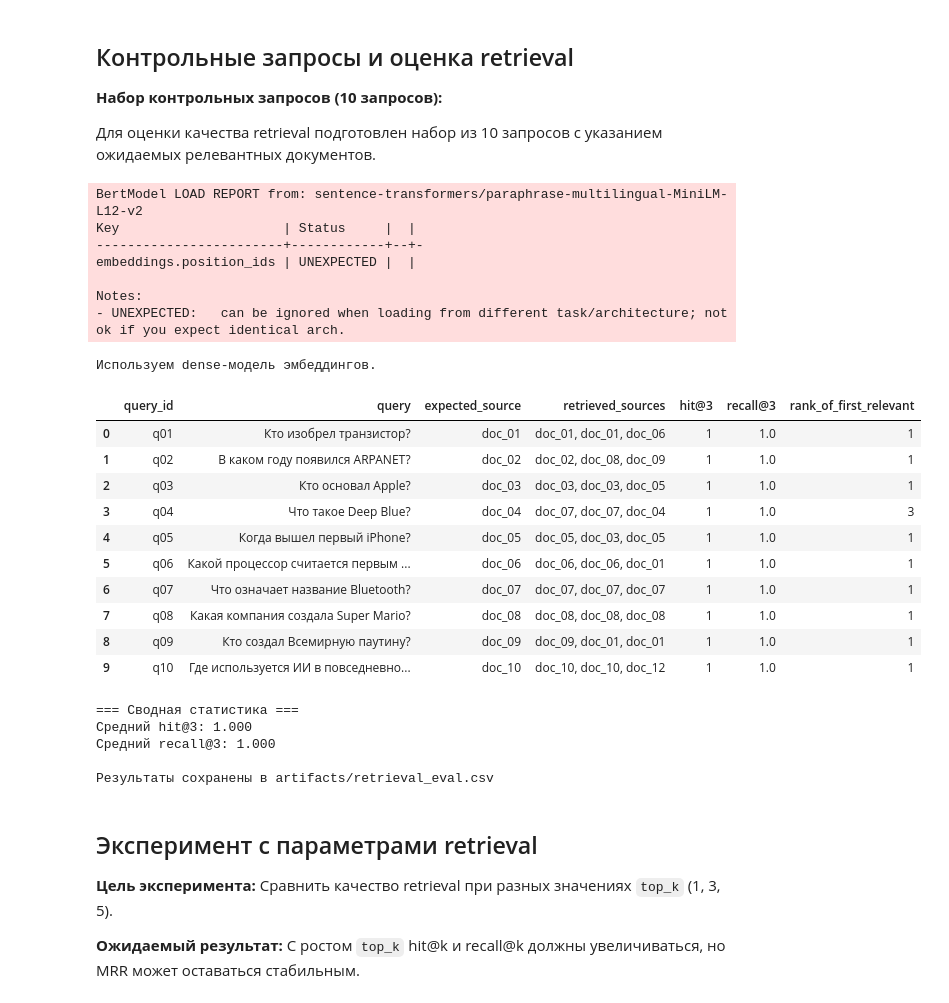
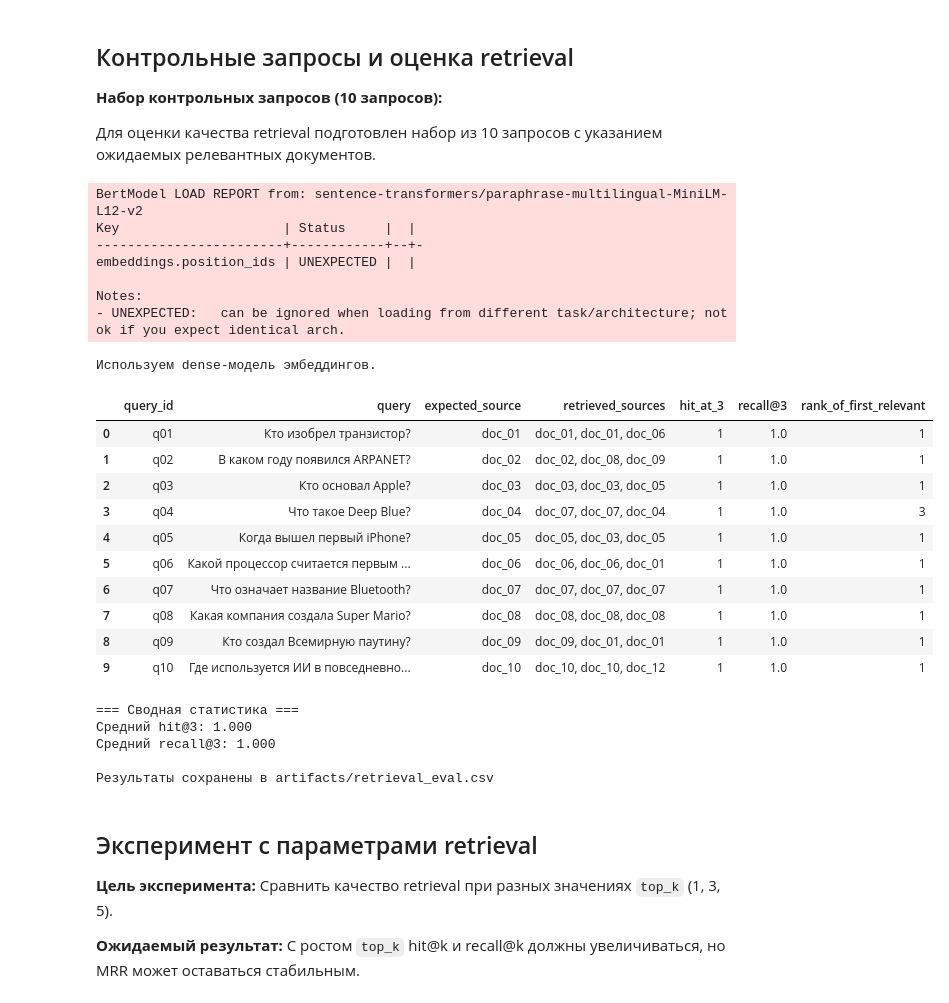
Before and after one commit to russsmoke/rusmina-ai-system, a Jupyter notebook: homeworks/HW14/HW14.ipynb, the cells around one changed output. Drawn from its saved outputs; the diff is of its cells as text; code cells hidden in the pictures.

```diff
--- a/homeworks/HW14/HW14.ipynb
+++ b/homeworks/HW14/HW14.ipynb
@@ -785,36 +794,36 @@ def evaluate_retrieval(benchmark_queries: List[Dict], artifacts: RetrievalArtifa
 
         rows.append({
             "query_id": item["query_id"],
             "query": item["query"],
             "expected_source": ", ".join(relevant),
             "retrieved_sources": ", ".join(predicted_doc_ids),
-            f"hit@{top_k}": hit,
+            f"hit_at_{top_k}": hit,
             f"recall@{top_k}": recall,
             "rank_of_first_relevant": first_relevant_rank,
         })
     return pd.DataFrame(rows)
 
 
 eval_results = evaluate_retrieval(benchmark_queries, artifacts=artifacts, top_k=3)
 display(eval_results)
 
 print("\n=== Сводная статистика ===")
-print(f"Средний hit@3: {eval_results['hit@3'].mean():.3f}")
+print(f"Средний hit@3: {eval_results['hit_at_3'].mean():.3f}")
 print(f"Средний recall@3: {eval_results['recall@3'].mean():.3f}")
 
 # Сохранение результатов в artifacts
 eval_results.to_csv("artifacts/retrieval_eval.csv", index=False)
 print("\nРезультаты сохранены в artifacts/retrieval_eval.csv")
 # %% [output]
 BertModel LOAD REPORT from: sentence-transformers/paraphrase-multilingual-MiniLM-L12-v2
 Key                     | Status     |  |
 ------------------------+------------+--+-
 embeddings.position_ids | UNEXPECTED |  |
 
 Notes:
 - UNEXPECTED:   can be ignored when loading from different task/architecture; not ok if you expect identical arch.
 Используем dense-модель эмбеддингов.
-|  | query_id | query | expected_source | retrieved_sources | hit@3 | recall@3 | rank_of_first_relevant |
+|  | query_id | query | expected_source | retrieved_sources | hit_at_3 | recall@3 | rank_of_first_relevant |
 | 0 | q01 | Кто изобрел транзистор? | doc_01 | doc_01, doc_01, doc_06 | 1 | 1.0 | 1 |
 | 1 | q02 | В каком году появился ARPANET? | doc_02 | doc_02, doc_08, doc_09 | 1 | 1.0 | 1 |
 | 2 | q03 | Кто основал Apple? | doc_03 | doc_03, doc_03, doc_05 | 1 | 1.0 | 1 |
```
Also changed, not shown: parts of 5 cells of this notebook, 2 other files.
